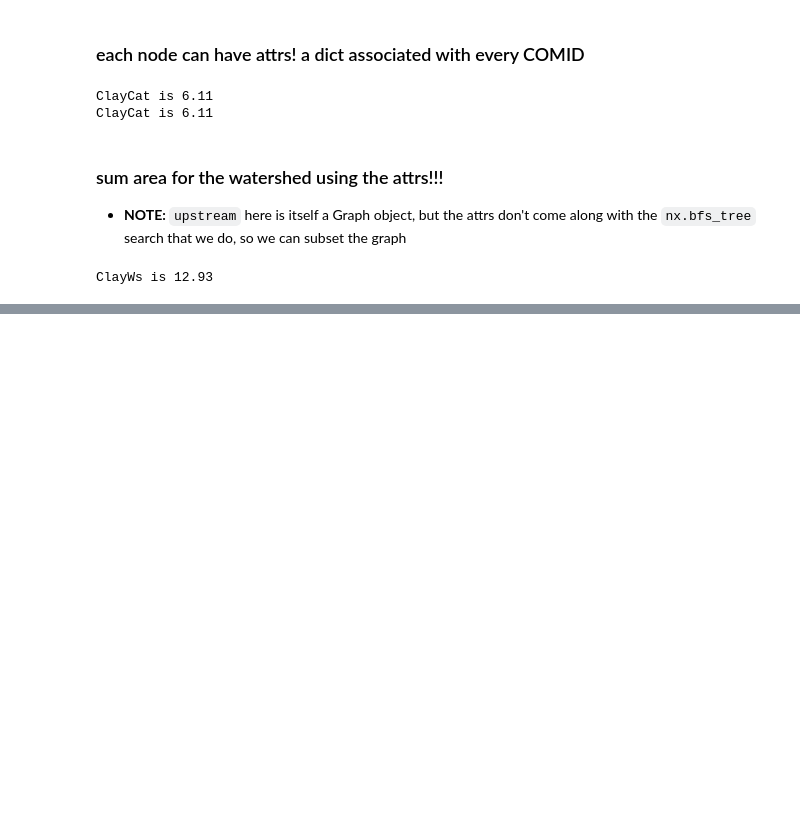
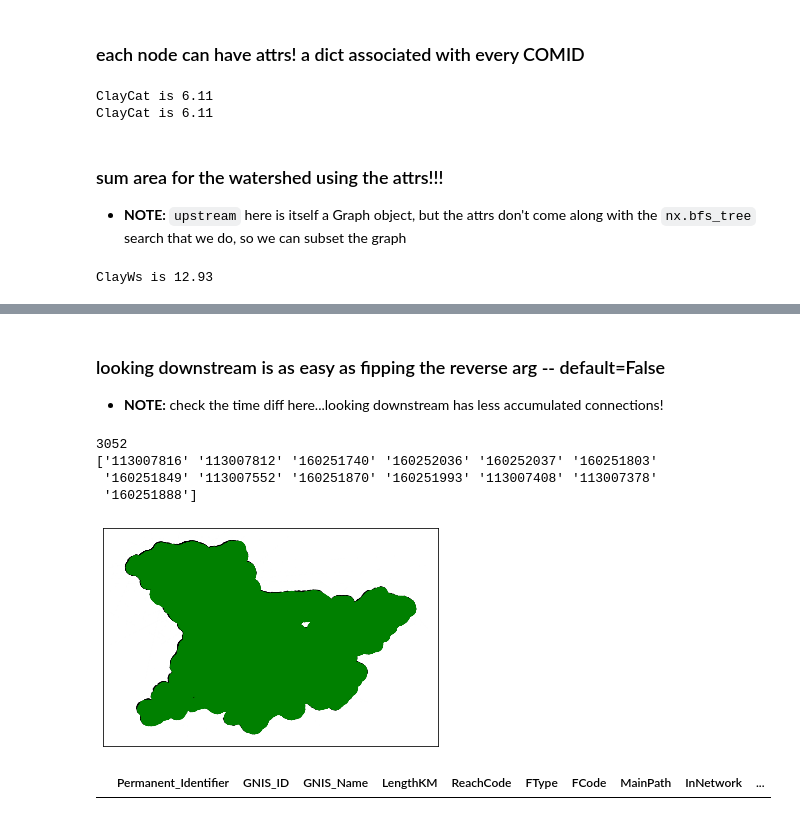
Before and after one commit to USEPA/StreamCat, a Jupyter notebook: networkx_example_NHDPlusHRVFGEN.ipynb, the cells around one changed output, grey strips where cells are left out. Cells and saved outputs as stored; diff of their text form; code cells hidden in the pictures; blank space fills up the shorter version.

Commit message:
some updates to networkx demo

```diff
--- a/networkx_example_NHDPlusHRVFGEN.ipynb
+++ b/networkx_example_NHDPlusHRVFGEN.ipynb
@@ -191,0 +238,8 @@ ClayWs is 12.93
+# %%
+# %%timeit -r 1 -n 1
+flow = flow.loc[:, ['FromPermID','ToPermID']]
+flow = flow[flow.FromPermID.isin(fls.Permanent_Identifier)]
+flow = flow[flow.ToPermID.isin(fls.Permanent_Identifier)]
+G = nx.DiGraph()
+G.add_edges_from(flow.to_records(index=False))
+flow.head()
@@ -191,0 +276,13 @@ ClayWs is 12.93
+# %% [markdown]
+### looking downstream is as easy as fipping the reverse arg -- default=False
+* **NOTE:** check the time diff here...looking downstream has less accumulated connections!
+# %%
+# %%timeit -r 1 -n 1
+downstream = nx.bfs_tree(G, top)
+print(len(downstream))
+print(np.array(downstream)[:13])
+# %% [output]
+3052
+['113007816' '113007812' '160251740' '160252036' '160252037' '160251803'
+ '160251849' '113007552' '160251870' '160251993' '113007408' '113007378'
+ '160251888']
@@ -191,0 +291,17 @@ ClayWs is 12.93
+# %%
+columbia = nx.bfs_tree(G, '129407443', reverse=True)
+ups = fls.loc[fls.Permanent_Identifier.isin(list(columbia))].set_index("Permanent_Identifier")
+ups.head()
+pos = ups.apply(lambda g: (g.geometry.x, g.geometry.y), axis=1).to_dict()
+nx.draw_networkx(nx.DiGraph.reverse(columbia), pos, node_size=147, node_color='green',
+                 font_size=18, with_labels=False, width=2)
+# plt.title('Columbia River Upstream', fontsize = 40)
+# plt.rcParams["figure.figsize"] = (40,20)
+# plt.show()
+# %% [output]
+[figure, added]
+# %%
+flow.loc[flow.FromPermID=='164345441']
+fls.loc[fls.Permanent_Identifier=='164345441']
+# %% [output]
+|  | Permanent_Identifier | GNIS_ID | GNIS_Name | LengthKM | ReachCode | FType | FCode | MainPath | InNetwork | ... |
```
Also changed, not shown: parts of 20 cells of this notebook.
